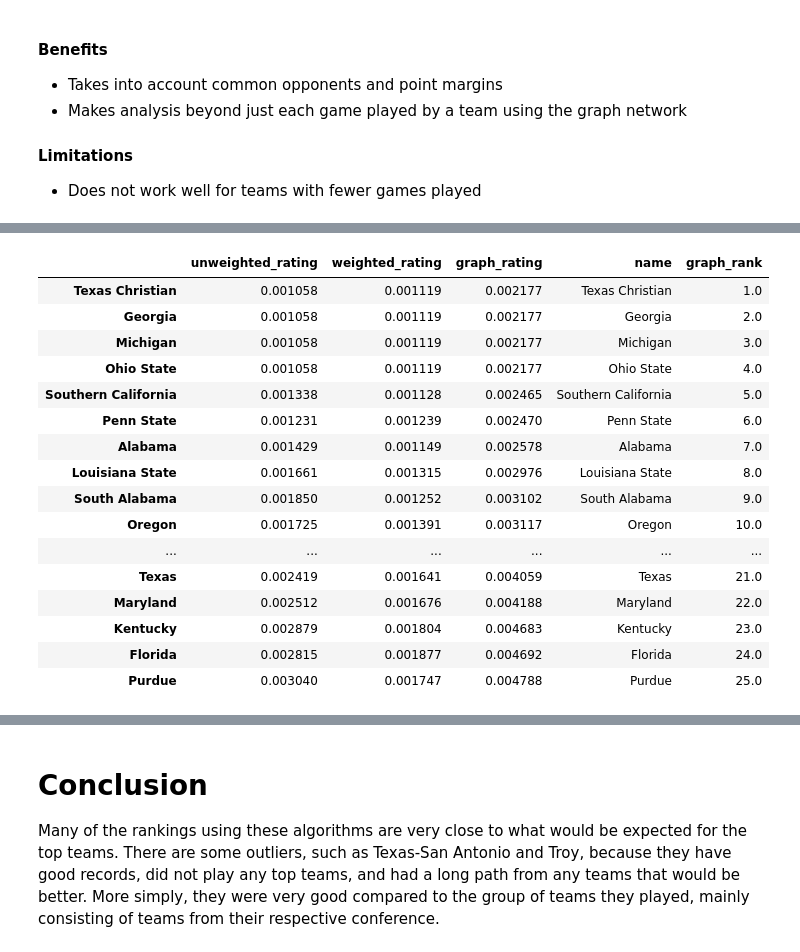
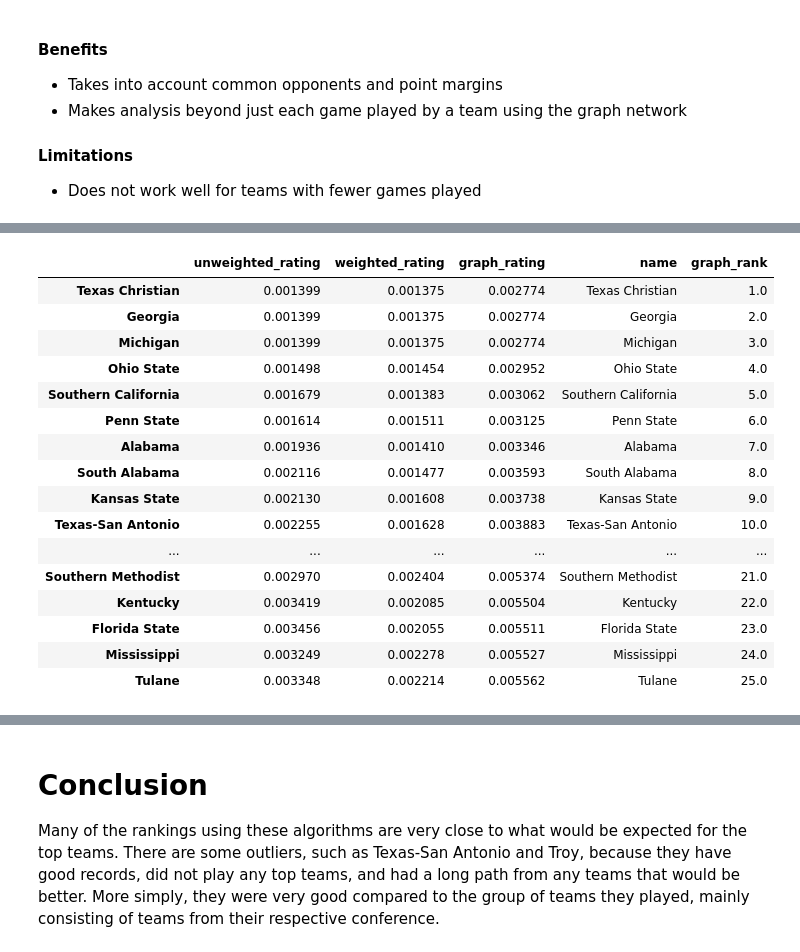
Before and after one commit to djlynn03/CFB-Rankings, a Jupyter notebook: main.ipynb, the cells around one changed output, grey strips where cells are left out. Saved outputs shown, nothing was run; the diff lists cells and outputs as text; code cells hidden in the pictures.

```diff
--- a/main.ipynb
+++ b/main.ipynb
@@ -286,38 +286,38 @@ plt.show()
 # %%
-unweighted_rating = nx.pagerank(G, alpha=0.9)
-weighted_rating = nx.pagerank(G_weighted, alpha=0.9)
+unweighted_rating = nx.pagerank(G, alpha=0.85)
+weighted_rating = nx.pagerank(G_weighted, alpha=0.85)
 # use nx.pagerank to create a rank for each team
 # scale by 0.9 for each to consider the score and the W/L result for the graph and so the graph rating is scaled similarly to the vs rating
 
 teams_metrics = pd.DataFrame(dict(
     unweighted_rating = unweighted_rating,
     weighted_rating = weighted_rating,
 ))
 teams_metrics['graph_rating'] = teams_metrics['unweighted_rating'] + teams_metrics['weighted_rating']
 # graph_rating is the sum of the weighted and unweighted rating
 
 teams_metrics['name'] = teams_metrics.index
 
 teams_metrics['graph_rank'] = teams_metrics['graph_rating'].rank(ascending=True, method='first')
 teams_metrics.sort_values('graph_rank', ascending=True, ).take(range(25))
 # %% [output]
 |  | unweighted_rating | weighted_rating | graph_rating | name | graph_rank |
-| Texas Christian | 0.001058 | 0.001119 | 0.002177 | Texas Christian | 1.0 |
-| Georgia | 0.001058 | 0.001119 | 0.002177 | Georgia | 2.0 |
-| Michigan | 0.001058 | 0.001119 | 0.002177 | Michigan | 3.0 |
-| Ohio State | 0.001058 | 0.001119 | 0.002177 | Ohio State | 4.0 |
-| Southern California | 0.001338 | 0.001128 | 0.002465 | Southern California | 5.0 |
-| Penn State | 0.001231 | 0.001239 | 0.002470 | Penn State | 6.0 |
-| Alabama | 0.001429 | 0.001149 | 0.002578 | Alabama | 7.0 |
-| Louisiana State | 0.001661 | 0.001315 | 0.002976 | Louisiana State | 8.0 |
-| South Alabama | 0.001850 | 0.001252 | 0.003102 | South Alabama | 9.0 |
-| Oregon | 0.001725 | 0.001391 | 0.003117 | Oregon | 10.0 |
+| Texas Christian | 0.001399 | 0.001375 | 0.002774 | Texas Christian | 1.0 |
+| Georgia | 0.001399 | 0.001375 | 0.002774 | Georgia | 2.0 |
+| Michigan | 0.001399 | 0.001375 | 0.002774 | Michigan | 3.0 |
+| Ohio State | 0.001498 | 0.001454 | 0.002952 | Ohio State | 4.0 |
+| Southern California | 0.001679 | 0.001383 | 0.003062 | Southern California | 5.0 |
+| Penn State | 0.001614 | 0.001511 | 0.003125 | Penn State | 6.0 |
+| Alabama | 0.001936 | 0.001410 | 0.003346 | Alabama | 7.0 |
+| South Alabama | 0.002116 | 0.001477 | 0.003593 | South Alabama | 8.0 |
+| Kansas State | 0.002130 | 0.001608 | 0.003738 | Kansas State | 9.0 |
+| Texas-San Antonio | 0.002255 | 0.001628 | 0.003883 | Texas-San Antonio | 10.0 |
 | ... | ... | ... | ... | ... | ... |
-| Texas | 0.002419 | 0.001641 | 0.004059 | Texas | 21.0 |
-| Maryland | 0.002512 | 0.001676 | 0.004188 | Maryland | 22.0 |
-| Kentucky | 0.002879 | 0.001804 | 0.004683 | Kentucky | 23.0 |
-| Florida | 0.002815 | 0.001877 | 0.004692 | Florida | 24.0 |
-| Purdue | 0.003040 | 0.001747 | 0.004788 | Purdue | 25.0 |
+| Southern Methodist | 0.002970 | 0.002404 | 0.005374 | Southern Methodist | 21.0 |
+| Kentucky | 0.003419 | 0.002085 | 0.005504 | Kentucky | 22.0 |
+| Florida State | 0.003456 | 0.002055 | 0.005511 | Florida State | 23.0 |
+| Mississippi | 0.003249 | 0.002278 | 0.005527 | Mississippi | 24.0 |
+| Tulane | 0.003348 | 0.002214 | 0.005562 | Tulane | 25.0 |
 # %%
 df = pd.merge(teams, teams_metrics, on='name') # combine the vs ratings dataframe and the graph ratings dataframe
 df = df.drop(columns=['home_wins', 'away_wins', 'home_losses', 'away_losses', 'unweighted_rating', 'weighted_rating'])
```
Also changed, not shown: parts of 6 cells of this notebook, 2 other files.
